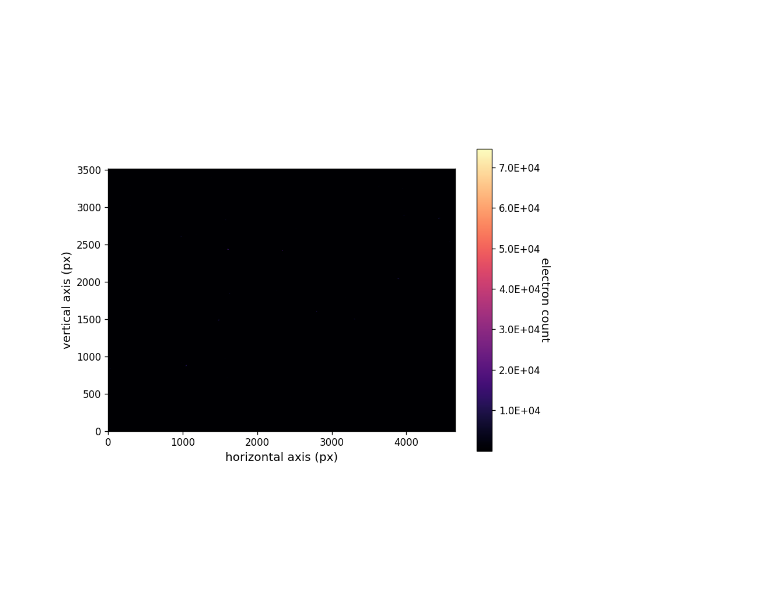
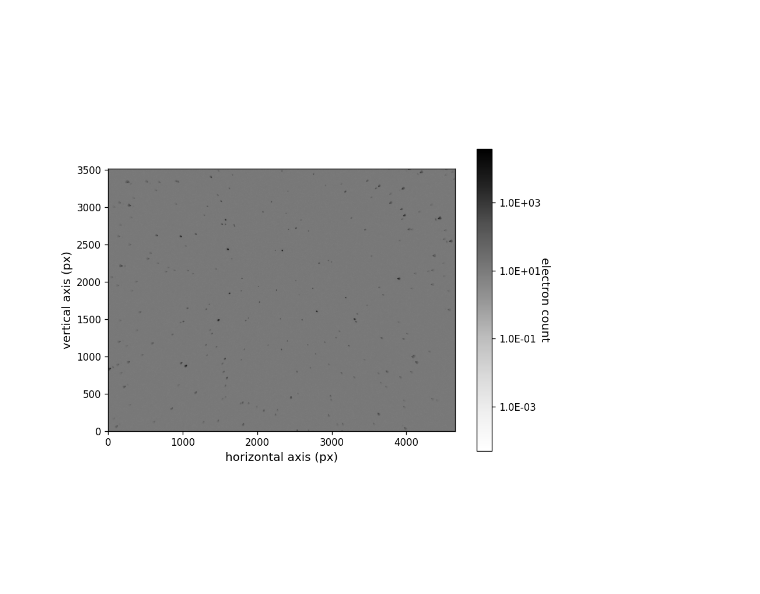
Before and after one commit to orenir49/MAST-simulator, a Jupyter notebook: interactive_plot.ipynb, the cells around one changed output. Drawn from its saved outputs; the diff is of its cells as text; code cells hidden in the pictures.

```diff
--- a/interactive_plot.ipynb
+++ b/interactive_plot.ipynb
@@ -7,16 +8,16 @@ import matplotlib.pyplot as plt
 # %%
 # at the top left of output: click three dots "...", and then "change presentation"
 # make sure to choose "application/vnd.jupyter.widget-view+json"
 # need active kernel for it to work
 
 image = np.load('/workspaces/sagi-rotation/output.npy')
 
 fig,ax = plt.subplots(figsize=(8,8),dpi=120)
-mappable = ax.imshow(image,origin='lower',cmap='magma')
+mappable = ax.imshow(image,origin='lower',cmap='Greys',norm=colors.LogNorm())
 ax.set_xlabel('horizontal axis (px)',fontdict={'size':12})
 ax.set_ylabel('vertical axis (px)',fontdict={'size':12})
 cbar = fig.colorbar(mappable,ax=ax,shrink=0.7,pad = 0.05,format='%1.1E')
 cbar.set_label('electron count',labelpad=10,rotation = 270,fontdict={'size':12})
 plt.show()
 # %% [output]
-[figure, old version]
+[figure, new version]
```
Also changed, not shown: parts of 1 cell of this notebook, 1 other file.
